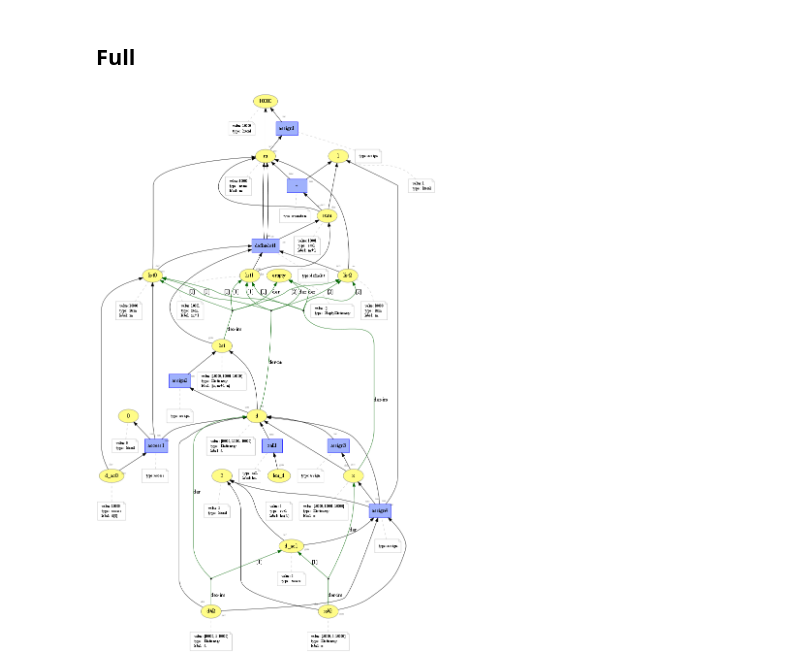
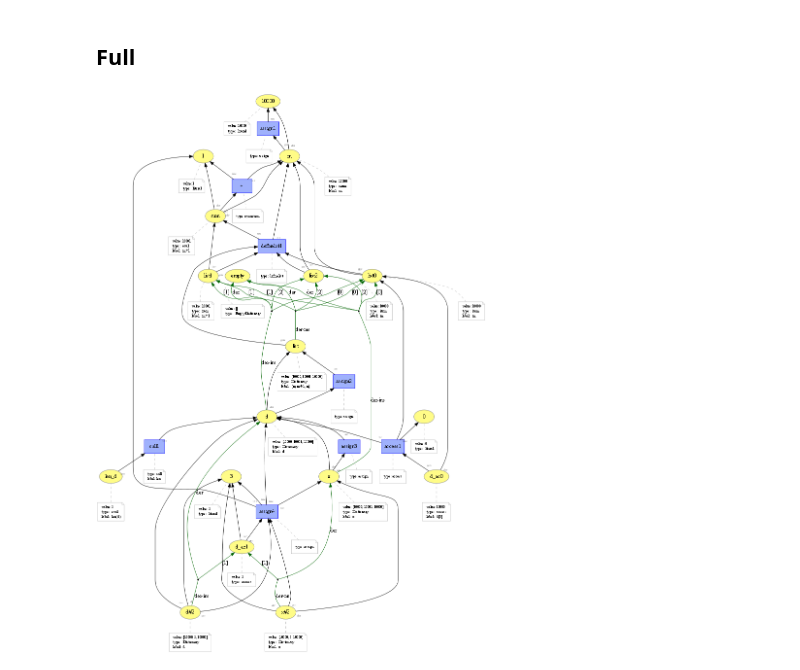
Before and after one commit to dew-uff/versioned-prov, a Jupyter notebook: notebooks/[PROV-Dictionary] Mapping.ipynb, the cells around one changed output. Drawn from its saved outputs; the diff is of its cells as text; code cells hidden in the pictures.

Commit message:
Update PROV-Dictionary mapping

```diff
--- a/notebooks/[PROV-Dictionary] Mapping.ipynb
+++ b/notebooks/[PROV-Dictionary] Mapping.ipynb
@@ -233,20 +234,15 @@ entity(10000, [value="10000", type="script:literal"])
 entity(m, [value="10000", type="script:name", label="m"])
 
 activity(assign1, [type="script:assign"])
-used(u1; assign1, 10000, -)
-wasGeneratedBy(g1; m, assign1, -)
 wasDerivedFrom(m, 10000, assign1, g1, u1)
 
 // operation
 entity(1, [value="1", type="script:literal"])
-entity(sum, [value="10001", type="script:eval", label="m + 1"])
+entity(sum, [value="10001", type="eval", label="m + 1"])
 
 activity(+, [type="script:operation"])
-used(u2; +, m, -)
-used(u3; +, 1, -)
-wasGeneratedBy(g2; sum, +, -)
 wasDerivedFrom(sum, m, +, g2, u2)
-wasDerivedFrom(sum, 1, +, g3, u3)
+wasDerivedFrom(sum, 1, +, g2, u3)
 
 // list definition
 entity(empty, [value="[]", type="EmptyDictionary"])
@@ -260,15 +256,9 @@ derivedByInsertionFrom(
 )
 
 activity(definelist1, [type="script:definelist"])
-used(u4; definelist1, m, -)
-wasGeneratedBy(g4; list0, definelist1, -)
-wasDerivedFrom(list0, m, definelist1, g4, u4)
-used(u5; definelist1, sum, -)
-wasGeneratedBy(g5; list1, definelist1, -)
-wasDerivedFrom(list1, sum, definelist1, g5, u5)
-used(u6; definelist1, m, -)
-wasGeneratedBy(g6; list2, definelist1, -)
-wasDerivedFrom(list2, m, definelist1, g6, u6)
+wasDerivedFrom(list0, m, definelist1, g3, u4)
+wasDerivedFrom(list1, sum, definelist1, g4, u5)
+wasDerivedFrom(list2, m, definelist1, g5, u6)
 wasGeneratedBy(list, definelist1, -)
 
 // list assignment
@@ -279,9 +269,7 @@ derivedByInsertionFrom(
 )
 
 activity(assign2, [type="script:assign"])
-used(u7; assign2, list, -)
-wasGeneratedBy(g7; d, assign2, -)
-wasDerivedFrom(d, list, assign2, g7, u7)
+wasDerivedFrom(d, list, assign2, g6, u7)
 
 // list assignment 2
 entity(x, [value="[10000, 10001, 10000]", type="Dictionary", label="x"])
@@ -290,49 +278,41 @@ derivedByInsertionFrom(
     {("0", list0), ("1", list1), ("2", list2)}
 )
 
 activity(assign3, [type="script:assign"])
-used(u8; assign3, d, -)
-wasGeneratedBy(g8; x, assign3, -)
-wasDerivedFrom(x, d, assign3, g8, u8)
+wasDerivedFrom(x, d, assign3, g7, u8)
 
 // call
 entity(len_d, [value="3", type="script:eval", label="len(d)"])
 
 activity(call1, [type="script:call", label="len"])
 used(call1, d, -)
 wasGeneratedBy(len_d, call1, -)
 
 // part access
 entity(0, [value="0", type="script:literal"])
 entity(d_ac0, [value="10000", type="script:access", label="d[0]"])
 
 activity(access1, [type="script:access"])
 used(access1, d, -)
 used(access1, 0, -)
-used(u9; access1, list0, -)
-wasGeneratedBy(g9; d_ac0, access1, -)
-wasDerivedFrom(d_ac0, list0, access1, g9, u9)
+wasDerivedFrom(d_ac0, list0, access1, g8, u9)
 
 // part assignment
 entity(3, [value="3", type="script:literal"])
+
 entity(d_ac1, [value="3", type="script:access"])
-entity(d#2, [value="[10000, 3, 10000]", type="Dictionary", label="d"])
-entity(x#2, [value="[10000, 3, 10000]", type="Dictionary", label="x"])
-
 activity(assign4, [type="script:assign"])
 used(assign4, 1, -)
-used(u10; assign4, 3, -)
-wasGeneratedBy(g10; d_ac1, assign4, -)
-wasDerivedFrom(d_ac1, 3, assign4, g10, u10)
+wasDerivedFrom(d_ac1, 3, assign4, g9, u10)
 
-used(u11; assign4, d, -)
-wasGeneratedBy(g11; d#2, assign4, -)
-wasDerivedFrom(d#2, d, assign4, g11, u11)
+entity(d#2, [value="[10000, 3, 10000]", type="Dictionary", label="d"])
+wasDerivedFrom(d#2, d, assign4, g10, u11)
+wasDerivedFrom(d#2, 3, assign4, g10, u10)
 derivedByInsertionFrom(d#2, d, {("1", d_ac1)})
 
-used(u12; assign4, x, -)
-wasGeneratedBy(g12; x#2, assign4, -)
-wasDerivedFrom(x#2, 3, assign4, g12, u12)
+entity(x#2, [value="[10000, 3, 10000]", type="Dictionary", label="x"])
+wasDerivedFrom(x#2, x, assign4, g11, u12)
+wasDerivedFrom(x#2, 3, assign4, g11, u10)
 derivedByInsertionFrom(x#2, x, {("1", d_ac1)})
 # %% [output]
-[figure, old version]
+[figure, new version]
```
Also changed, not shown: parts of 2 cells of this notebook, 5 other files.
